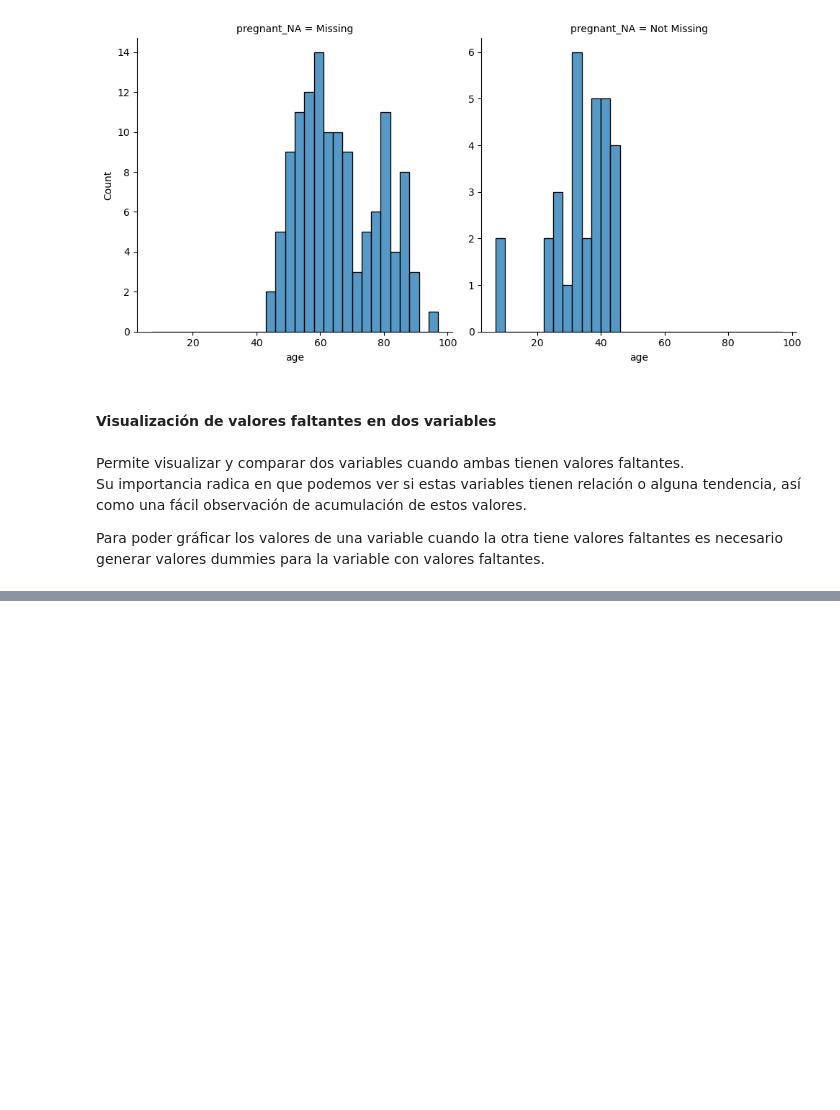
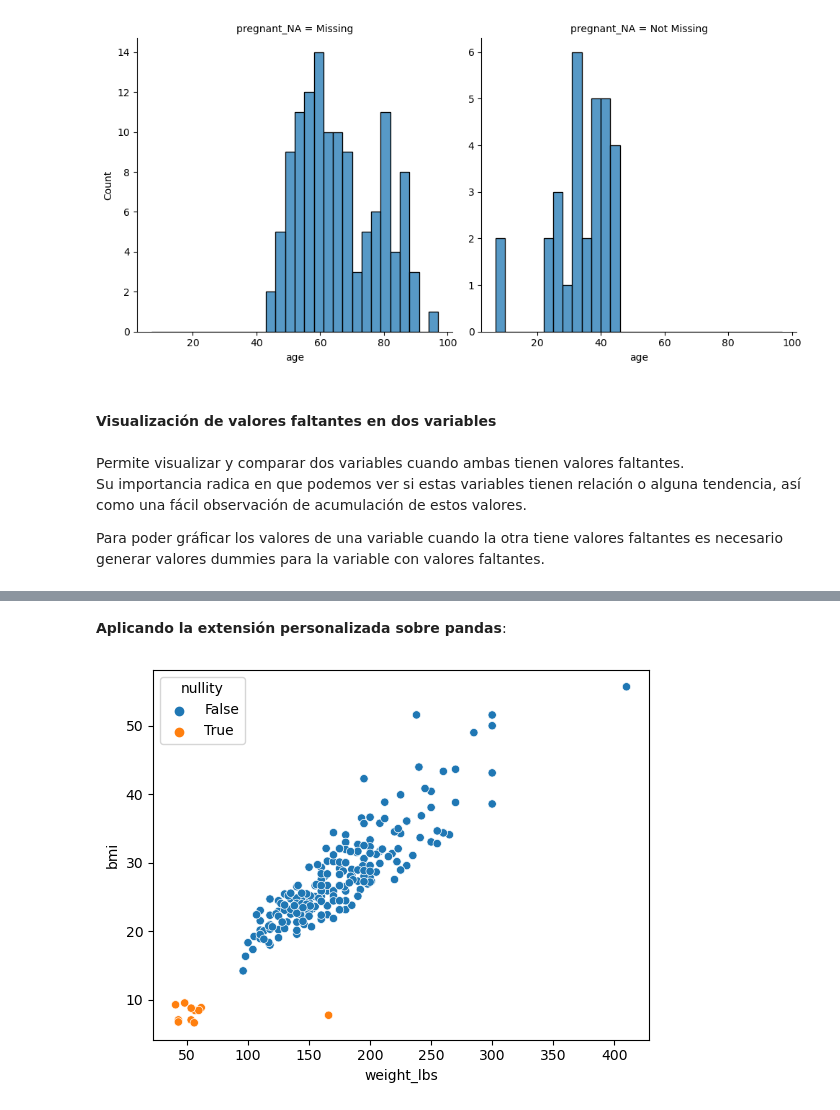
Before and after one commit to pahoalapizco/exploration_missing_values, a Jupyter notebook: notebooks/1.0-exploration_missing_values-manage.ipynb, the cells around one changed output, grey strips where cells are left out. Drawn from its saved outputs; the diff is of its cells as text; code cells hidden in the pictures; blank space fills up the shorter version.

Commit message:
:sparkles: Plotting missing values from a Shadow matrix using panda custom extension

```diff
--- a/notebooks/1.0-exploration_missing_values-manage.ipynb
+++ b/notebooks/1.0-exploration_missing_values-manage.ipynb
@@ -1078 +1077,7 @@ plt.show()
 [figure]
+# %% [markdown]
+**Aplicando la extensión personalizada sobre pandas**:
+# %%
+riskfactors_df.missing.missing_scatterplot(x="weight_lbs", y="bmi")
+# %% [output]
+[figure, added]
```
Also changed, not shown: parts of 2 cells of this notebook, 1 other file.
